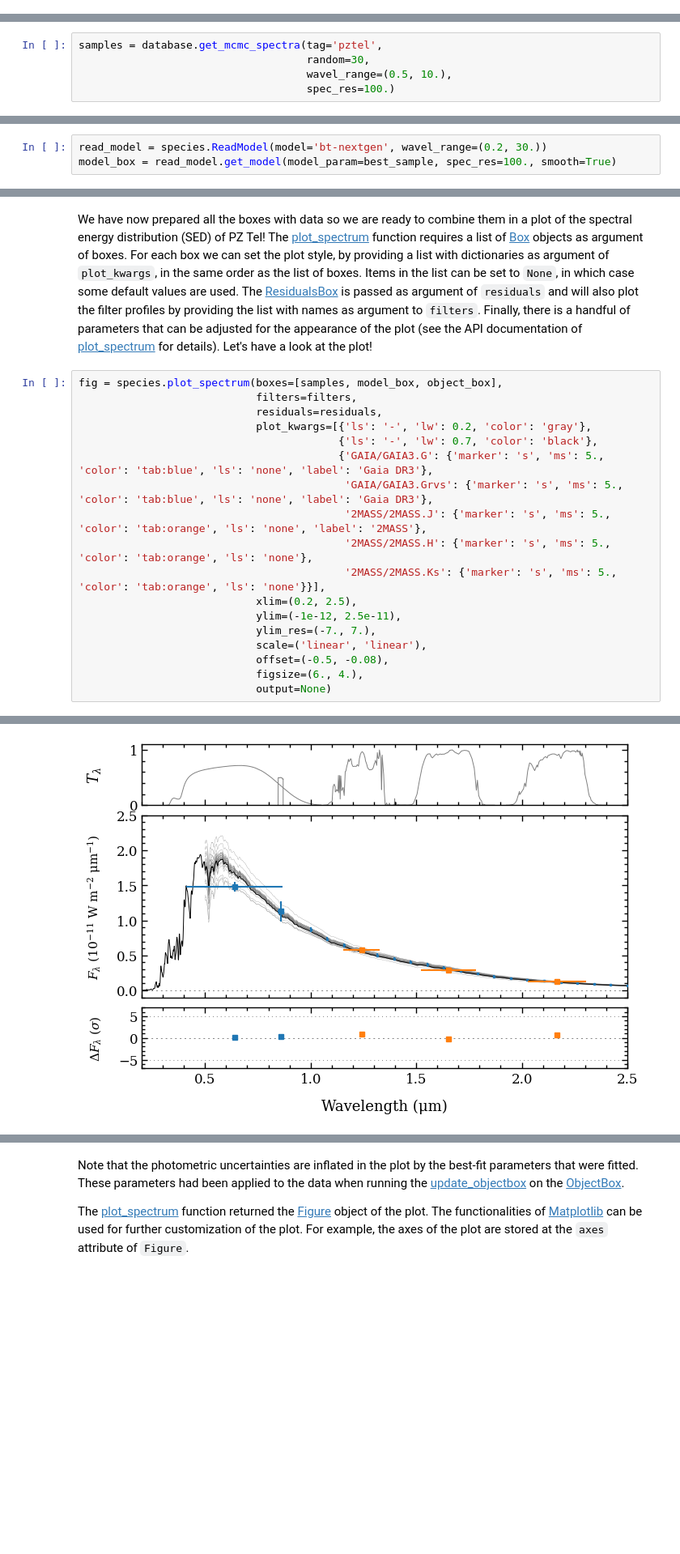
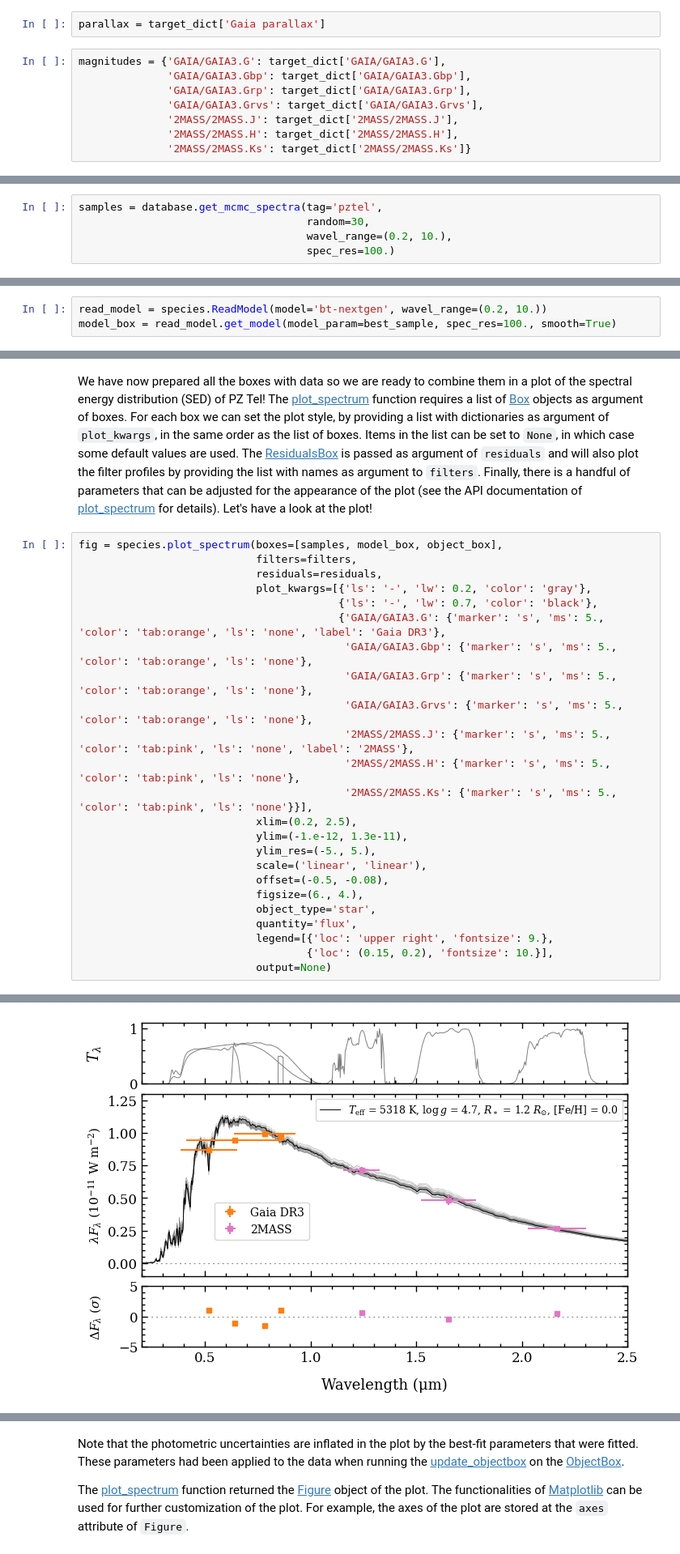
Before and after one commit to tomasstolker/species, a Jupyter notebook: docs/tutorials/flux_calibration.ipynb, the cells around one changed output, grey strips where cells are left out. Shown at 81% size. Drawn from its saved outputs; the diff is of its cells as text; blank space fills up the shorter version.

Commit message:
Updated tutorial for flux calibration, some minor maintenance

```diff
--- a/docs/tutorials/flux_calibration.ipynb
+++ b/docs/tutorials/flux_calibration.ipynb
@@ -48,3 +69,13 @@ magnitudes = {'GAIA/GAIA3.G': (8.101660, 0.003166),
+# %%
+parallax = target_dict['Gaia parallax']
+# %%
+magnitudes = {'GAIA/GAIA3.G': target_dict['GAIA/GAIA3.G'],
+              'GAIA/GAIA3.Gbp': target_dict['GAIA/GAIA3.Gbp'],
+              'GAIA/GAIA3.Grp': target_dict['GAIA/GAIA3.Grp'],
+              'GAIA/GAIA3.Grvs': target_dict['GAIA/GAIA3.Grvs'],
+              '2MASS/2MASS.J': target_dict['2MASS/2MASS.J'],
+              '2MASS/2MASS.H': target_dict['2MASS/2MASS.H'],
+              '2MASS/2MASS.Ks': target_dict['2MASS/2MASS.Ks']}
 # %% [markdown]
 We also create a list of the filter names for use later on.
 # %%
@@ -210,7 +243,7 @@ Later on, we will create a plot of the data, best-fit spectrum, and random spect
 # %%
 samples = database.get_mcmc_spectra(tag='pztel',
                                     random=30,
-                                    wavel_range=(0.5, 10.),
+                                    wavel_range=(0.2, 10.),
                                     spec_res=100.)
 # %% [markdown]
 Let's have a look at the content of the first [ModelBox](https://species.readthedocs.io/en/latest/species.core.html#species.core.box.ModelBox) by using the [open_box](https://species.readthedocs.io/en/latest/species.core.html#species.core.box.Box.open_box) method.
@@ -238,7 +271,7 @@ print(best_sample)
 # %% [markdown]
 Next, we interpolate the the *BT-NextGen* grid at the best-fit parameters. To do so, we first create an instance of [ReadModel](https://species.readthedocs.io/en/latest/species.read.html#species.read.read_model.ReadModel) and then use the [get_model](https://species.readthedocs.io/en/latest/species.read.html#species.read.read_model.ReadModel.get_model) method to interpolate the grid with the best-fit parameters that are provided as argument of `model_par`.  Similar to [get_mcmc_spectra](https://species.readthedocs.io/en/latest/species.data.html#species.data.database.Database.get_mcmc_spectra), we also smooth this spectrum to $R = 100$. The model spectrum is again returned in a [ModelBox](https://species.readthedocs.io/en/latest/species.core.html#species.core.box.ModelBox).
 # %%
-read_model = species.ReadModel(model='bt-nextgen', wavel_range=(0.2, 30.))
+read_model = species.ReadModel(model='bt-nextgen', wavel_range=(0.2, 10.))
 model_box = read_model.get_model(model_param=best_sample, spec_res=100., smooth=True)
 # %% [markdown]
 Each [Box](https://species.readthedocs.io/en/latest/species.core.html#species.core.box.Box) is a [Python object](https://docs.python.org/3/tutorial/classes.html) so the content is easily accessed as attributes.
@@ -333,24 +370,30 @@ We have now prepared all the boxes with data so we are ready to combine them in
 # %%
 fig = species.plot_spectrum(boxes=[samples, model_box, object_box],
                             filters=filters,
                             residuals=residuals,
                             plot_kwargs=[{'ls': '-', 'lw': 0.2, 'color': 'gray'},
                                          {'ls': '-', 'lw': 0.7, 'color': 'black'},
-                                         {'GAIA/GAIA3.G': {'marker': 's', 'ms': 5., 'color': 'tab:blue', 'ls': 'none', 'label': 'Gaia DR3'},
-                                          'GAIA/GAIA3.Grvs': {'marker': 's', 'ms': 5., 'color': 'tab:blue', 'ls': 'none', 'label': 'Gaia DR3'},
-                                          '2MASS/2MASS.J': {'marker': 's', 'ms': 5., 'color': 'tab:orange', 'ls': 'none', 'label': '2MASS'},
-                                          '2MASS/2MASS.H': {'marker': 's', 'ms': 5., 'color': 'tab:orange', 'ls': 'none'},
-                                          '2MASS/2MASS.Ks': {'marker': 's', 'ms': 5., 'color': 'tab:orange', 'ls': 'none'}}],
+                                         {'GAIA/GAIA3.G': {'marker': 's', 'ms': 5., 'color': 'tab:orange', 'ls': 'none', 'label': 'Gaia DR3'},
+                                          'GAIA/GAIA3.Gbp': {'marker': 's', 'ms': 5., 'color': 'tab:orange', 'ls': 'none'},
+                                          'GAIA/GAIA3.Grp': {'marker': 's', 'ms': 5., 'color': 'tab:orange', 'ls': 'none'},
+                                          'GAIA/GAIA3.Grvs': {'marker': 's', 'ms': 5., 'color': 'tab:orange', 'ls': 'none'},
+                                          '2MASS/2MASS.J': {'marker': 's', 'ms': 5., 'color': 'tab:pink', 'ls': 'none', 'label': '2MASS'},
+                                          '2MASS/2MASS.H': {'marker': 's', 'ms': 5., 'color': 'tab:pink', 'ls': 'none'},
+                                          '2MASS/2MASS.Ks': {'marker': 's', 'ms': 5., 'color': 'tab:pink', 'ls': 'none'}}],
                             xlim=(0.2, 2.5),
-                            ylim=(-1e-12, 2.5e-11),
-                            ylim_res=(-7., 7.),
+                            ylim=(-1.e-12, 1.3e-11),
+                            ylim_res=(-5., 5.),
                             scale=('linear', 'linear'),
                             offset=(-0.5, -0.08),
                             figsize=(6., 4.),
+                            object_type='star',
+                            quantity='flux',
+                            legend=[{'loc': 'upper right', 'fontsize': 9.},
+                                    {'loc': (0.15, 0.2), 'fontsize': 10.}],
                             output=None)
 # %% [output]
 Plotting spectrum...
-[figure, old version]
+[figure, new version]
  [DONE]
 # %% [markdown]
 Note that the photometric uncertainties are inflated in the plot by the best-fit parameters that were fitted. These parameters had been applied to the data when running the [update_objectbox](https://species.readthedocs.io/en/latest/species.util.html#species.util.read_util.update_objectbox) on the [ObjectBox](https://species.readthedocs.io/en/latest/species.core.html#species.core.box.ObjectBox).
```
Also changed, not shown: parts of 31 cells of this notebook, 12 other files.
